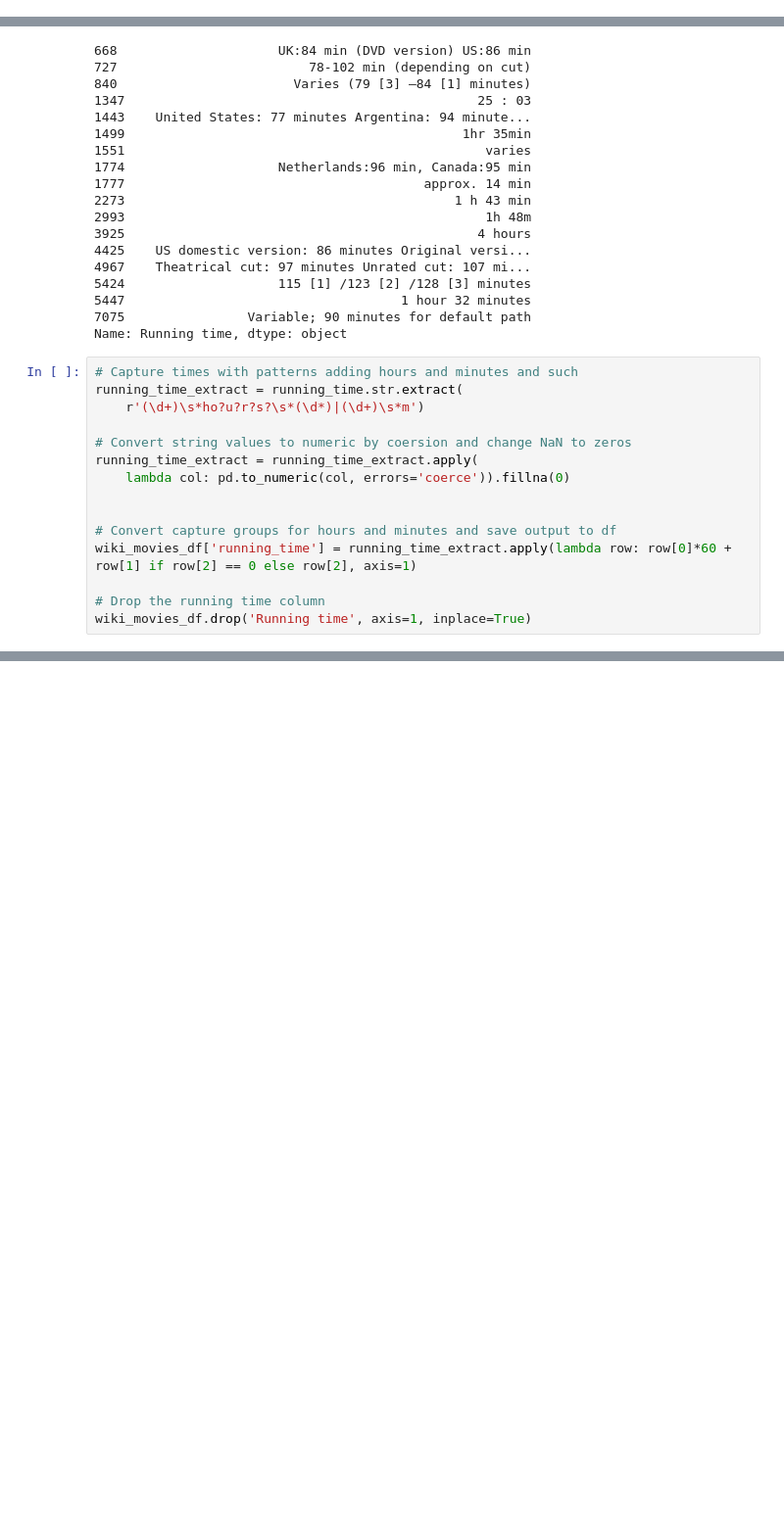
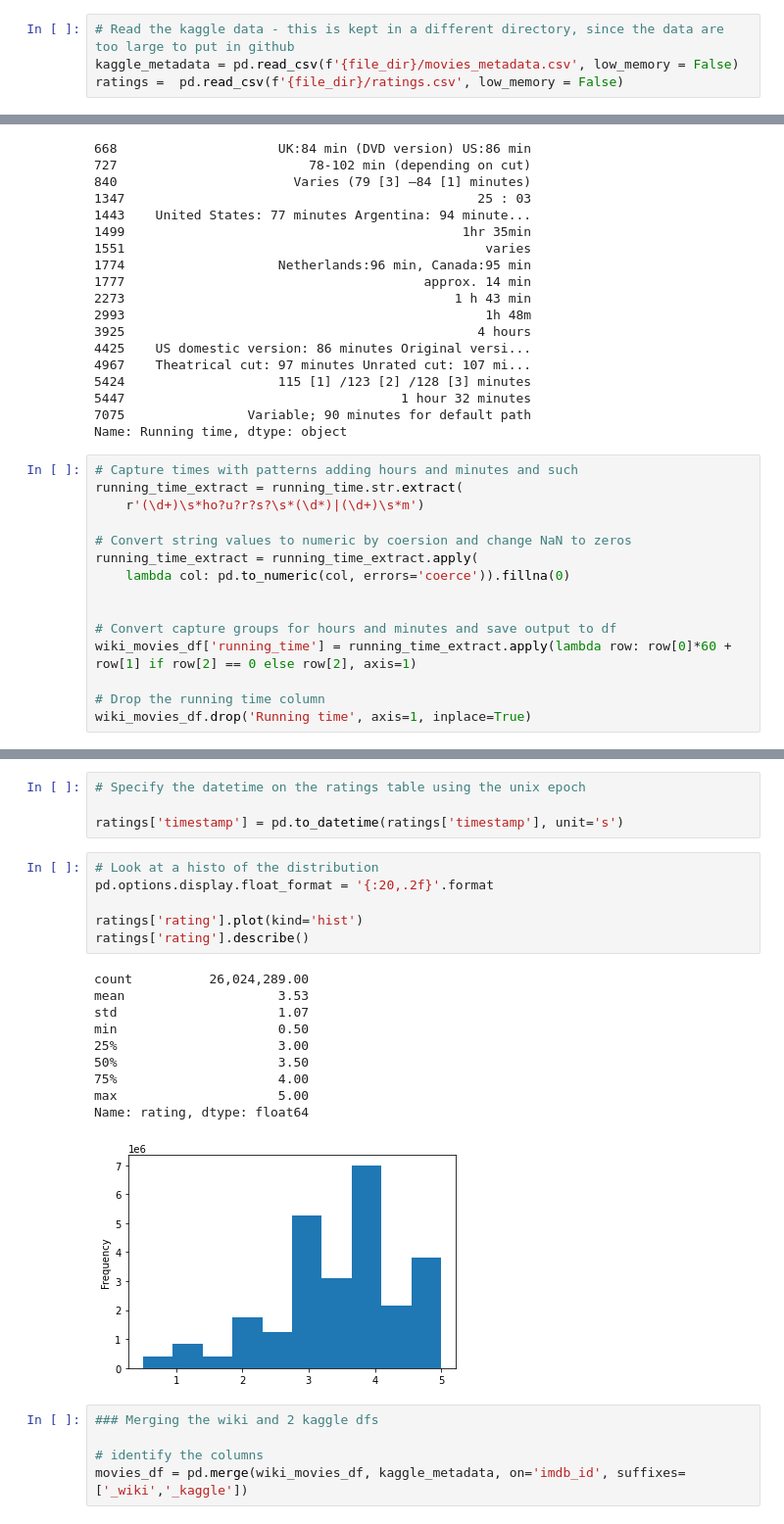
Before and after one commit to FreshOats/Movies-ETL, a Jupyter notebook: Transform.ipynb, the cells around one changed output, grey strips where cells are left out. Shown at 98% size. Saved outputs shown, nothing was run; the diff lists cells and outputs as text; blank space fills up the shorter version.

Commit message:
First merge, kaggle metadata into wiki

```diff
--- a/Transform.ipynb
+++ b/Transform.ipynb
@@ -9,4 +12,8 @@ with open(f'{file_dir}/wikipedia-movies.json', mode='r') as file:
     wiki_movies_raw = json.load(file)
+# %%
+# Read the kaggle data - this is kept in a different directory, since the data are too large to put in github
+kaggle_metadata = pd.read_csv(f'{file_dir}/movies_metadata.csv', low_memory = False)
+ratings =  pd.read_csv(f'{file_dir}/ratings.csv', low_memory = False)
 # %%
 len(wiki_movies_raw)
 # %% [output]
@@ -451,0 +588,26 @@ NameError: name 'kaggle_metadata' is not defined
+# %%
+# Specify the datetime on the ratings table using the unix epoch
+
+ratings['timestamp'] = pd.to_datetime(ratings['timestamp'], unit='s')
+# %%
+# Look at a histo of the distribution
+pd.options.display.float_format = '{:20,.2f}'.format
+
+ratings['rating'].plot(kind='hist')
+ratings['rating'].describe()
+# %% [output]
+count          26,024,289.00
+mean                    3.53
+std                     1.07
+min                     0.50
+25%                     3.00
+50%                     3.50
+75%                     4.00
+max                     5.00
+Name: rating, dtype: float64
+[figure, added]
+# %%
+### Merging the wiki and 2 kaggle dfs
+
+# identify the columns
+movies_df = pd.merge(wiki_movies_df, kaggle_metadata, on='imdb_id', suffixes=['_wiki','_kaggle'])
```
Also changed, not shown: parts of 75 cells of this notebook.
